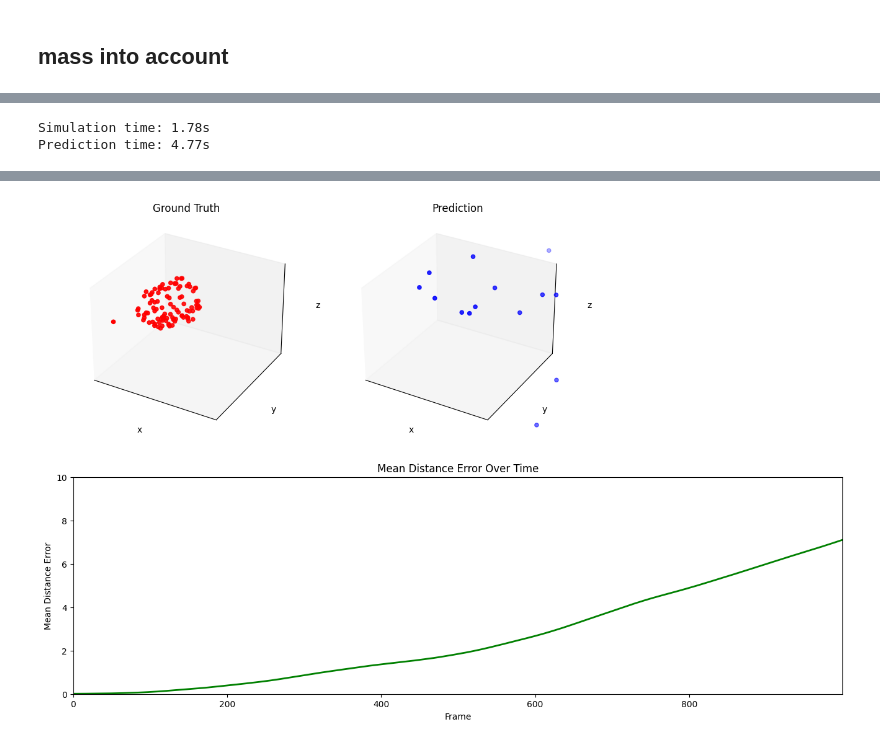
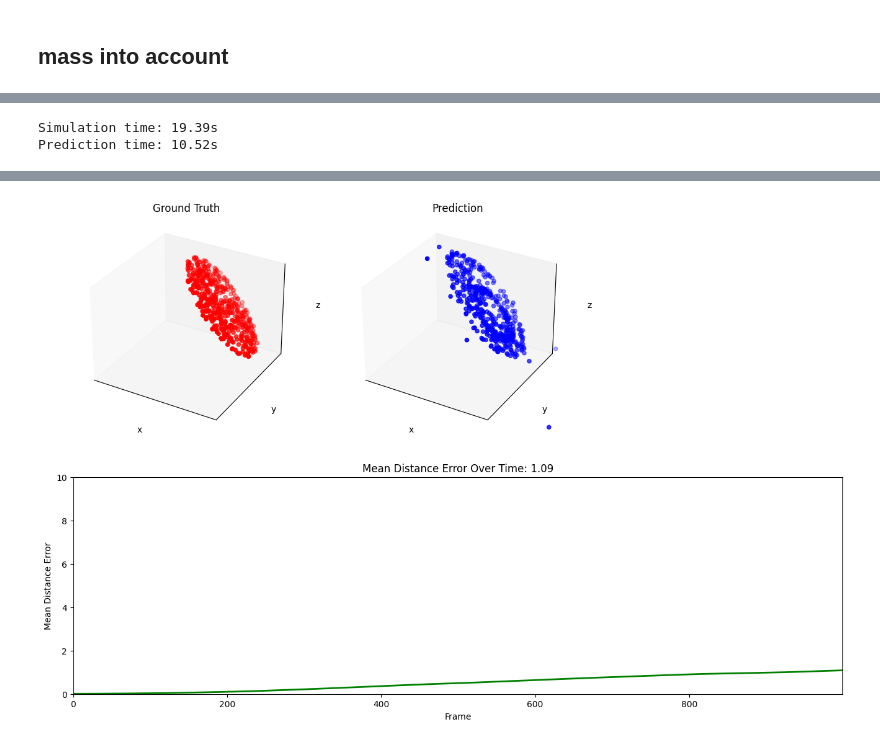
Before and after one commit to bikuta6/nbody-deep-sim, a Jupyter notebook: gnns.ipynb, the cells around one changed output, grey strips where cells are left out. Cells and saved outputs as stored; diff of their text form; code cells hidden in the pictures.

Commit message:
new code, better model

```diff
--- a/gnns.ipynb
+++ b/gnns.ipynb
@@ -126,13 +128,13 @@ model = model.to(device)
 # %%
 import gc
-optimizer = torch.optim.Adam(model.parameters(), lr=1e-6)
+optimizer = torch.optim.Adam(model.parameters(), lr=1e-5)
 
 ROUNDS = 50
 EPOCHS = 4
 SCENES = 30
 WINDOW_SIZE = 0
 N_BODIES = 100
-BATCH_SIZE = 16
+BATCH_SIZE = 64
 RADIUS = 1.0
 CHECKPOINT = 5
 
@@ -149,9 +151,9 @@ except:
 model.train()
 for r in range(ROUNDS):
     print(f'--- Round {r} ---')
-    data = generate_dataset_1gal(n_scenes=SCENES, window_size=WINDOW_SIZE, particles=N_BODIES),
+    data = generate_dataset_1gal(n_scenes=SCENES, window_size=WINDOW_SIZE)
     print('Converting to graphs...')
-    graphs = generate_graph_dataset(data[0], RADIUS)
+    graphs = generate_graph_dataset(data, RADIUS)
     dataloader = DataLoader(graphs, batch_size=BATCH_SIZE)
     print('Training...')
     for epoch in range(EPOCHS):
@@ -337,7 +313,7 @@ def animate_scene(scene, pos_pred):
     ax3.set_ylim(0, 10)
     ax3.set_xlabel('Frame')
     ax3.set_ylabel('Mean Distance Error')
-    ax3.set_title('Mean Distance Error Over Time')
+    ax3.set_title('Mean Distance Error Over Time: 0.0')
     line, = ax3.plot([], [], color='g', lw=2)
 
     # Prepare the data
@@ -351,39 +327,41 @@ def animate_scene(scene, pos_pred):
         mean_distance(torch.tensor(pos_pred[i]), torch.tensor(gt_pos[i])).item()
         for i in range(len(pos_pred))
     ]
+    ax3.set_title(f'Mean Distance Error Over Time: {mean_distance_per_step[0]:.2f}')
 
     # Update function for animation
     def update(frame):
         # Update 3D scatter plots
         scat1._offsets3d = (gt_pos[frame, :, 0], gt_pos[frame, :, 1], gt_pos[frame, :, 2])
         scat2._offsets3d = (pos_pred[frame, :, 0], pos_pred[frame, :, 1], pos_pred[frame, :, 2])
 
         # Update line plot with error values up to current frame
         line.set_data(np.arange(frame + 1), mean_distance_per_step[:frame + 1])
+        ax3.set_title(f'Mean Distance Error Over Time: {mean_distance_per_step[frame]:.2f}')
 
         return scat1, scat2, line
 
     # Create animation
     anim = FuncAnimation(fig, update, frames=len(pos_pred), blit=True, interval=10)
 
     return anim, mean_distance_per_step
 
 
 
 import time
 
 start_sim = time.time()
-scene = generate_scene_1gal(particles=100)
+scene = generate_scene_1gal(n=500, M=1.5, R=2.0)
 end_sim = time.time()
 print(f'Simulation time: {end_sim - start_sim:.2f}s')
 start_pred = time.time()
-pos_pred, acc_pred = generate_rollout_mixed(model, scene, n_steps=1000, dt=0.01, model_percentage=0.75)
+pos_pred, acc_pred = generate_rollout_mixed(model, scene, n_steps=1000, dt=0.01, model_percentage=0.33)
 end_pred = time.time()
 print(f'Prediction time: {end_pred - start_pred:.2f}s')
 ani, mean_dist = animate_scene(scene, pos_pred)
 HTML(ani.to_html5_video())
 # %% [output]
-Simulation time: 1.78s
-Prediction time: 4.77s
+Simulation time: 19.39s
+Prediction time: 10.52s
 [interactive output not drawn]
-[figure, old version]
+[figure, new version]
```
Also changed, not shown: parts of 7 cells of this notebook, 4 other files.
